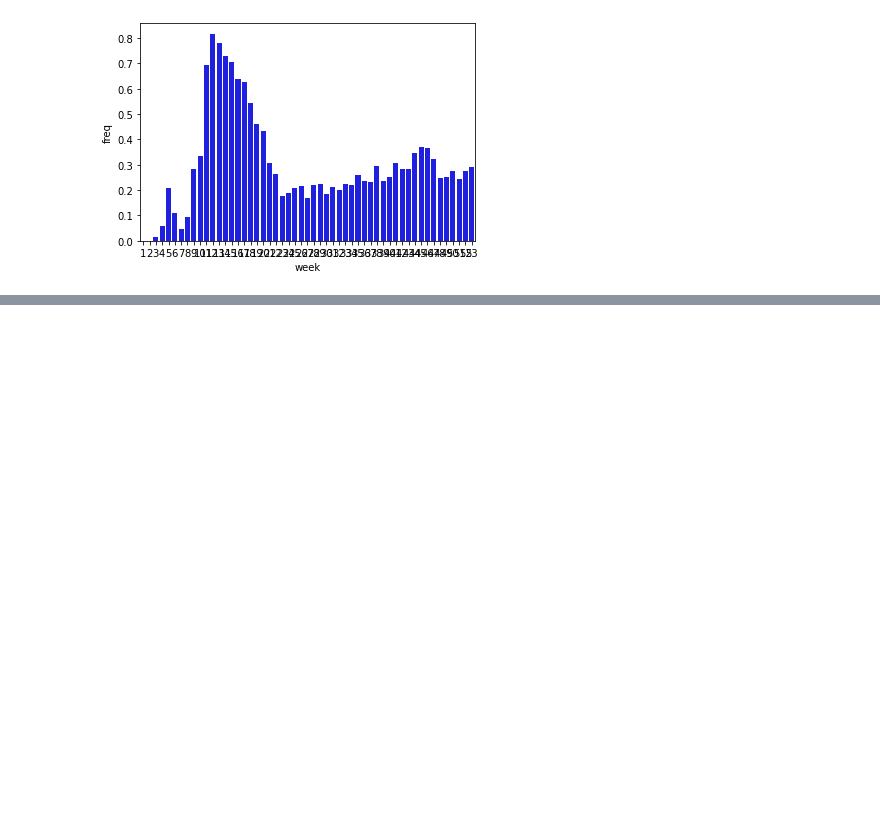
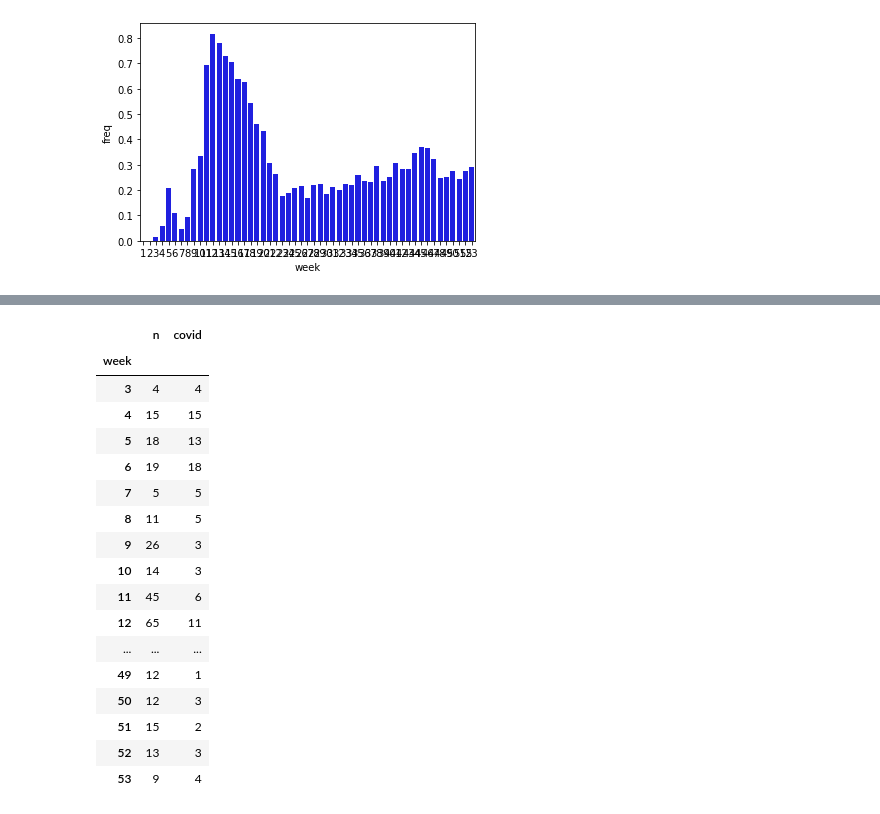
Before and after one commit to adamvig96/Hungarian_online-media_network, a Jupyter notebook: cleaning_code/444_clean.ipynb, the cells around one changed output, grey strips where cells are left out. Cells and saved outputs as stored; diff of their text form; code cells hidden in the pictures; blank space fills up the shorter version.

```diff
--- a/cleaning_code/444_clean.ipynb
+++ b/cleaning_code/444_clean.ipynb
@@ -298,3 +364,3 @@ data_444_clean["country"]=data_444_clean[country_cols].sum(axis=1)
 # %%
-data_444_clean
+data_444_clean["Country"] =
 # %% [output]
@@ -382,3 +433,28 @@ dtype('int64')
+# %%
+(
+    data_444_clean.loc[(data_444_clean["covid_tag"]) & (data_444_clean["country"])]
+    .groupby("week")
+    .agg(n=("link", "count"), covid=(country_cols[0], sum))
+)
+# %% [output]
+|  | n | covid |
+| week |  |  |
+| 3 | 4 | 4 |
+| 4 | 15 | 15 |
+| 5 | 18 | 13 |
+| 6 | 19 | 18 |
+| 7 | 5 | 5 |
+| 8 | 11 | 5 |
+| 9 | 26 | 3 |
+| 10 | 14 | 3 |
+| 11 | 45 | 6 |
+| 12 | 65 | 11 |
+| ... | ... | ... |
+| 49 | 12 | 1 |
+| 50 | 12 | 3 |
+| 51 | 15 | 2 |
+| 52 | 13 | 3 |
+| 53 | 9 | 4 |
 # %%
 for country in country_cols:
     fig, ax = plt.subplots(figsize=(12, 6))
```
Also changed, not shown: parts of 27 cells of this notebook, 17 other files.
